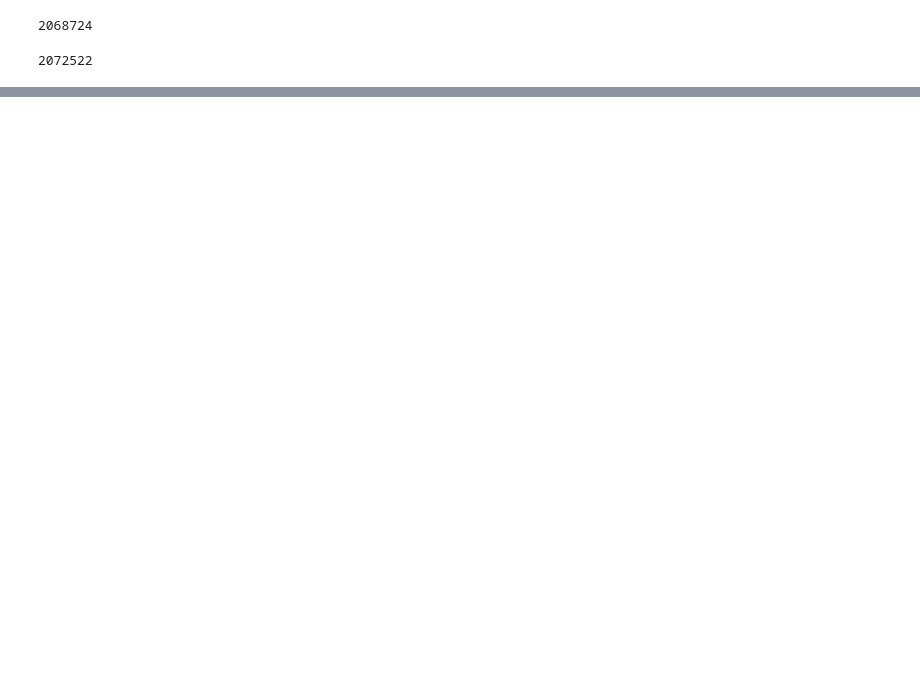
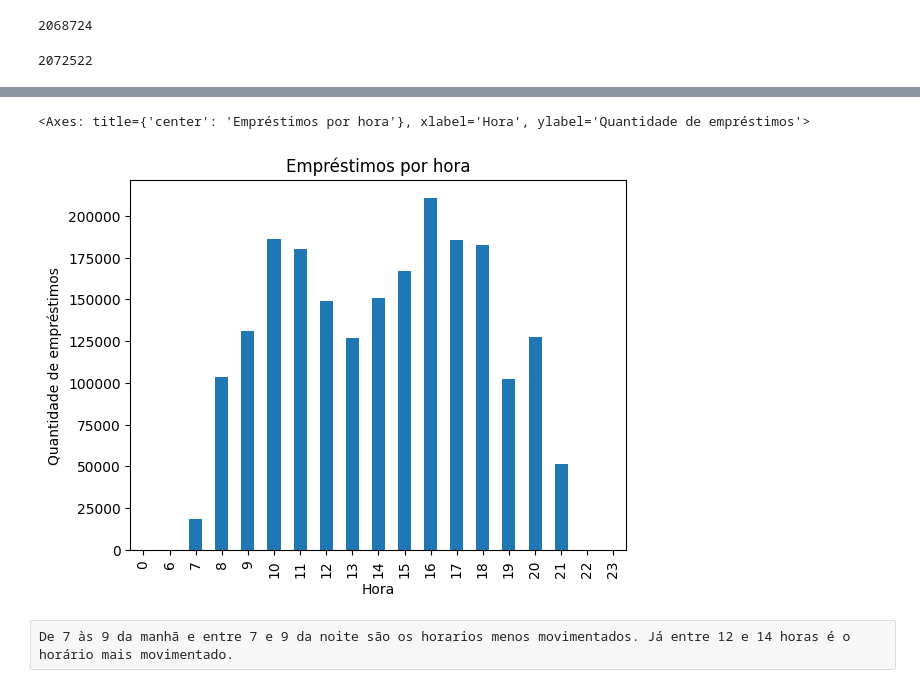
Before and after one commit to Iurpy/7DP, a Jupyter notebook: ead.ipynb, the cells around one changed output, grey strips where cells are left out. Saved outputs shown, nothing was run; the diff lists cells and outputs as text; code cells hidden in the pictures; blank space fills up the shorter version.

```diff
--- a/ead.ipynb
+++ b/ead.ipynb
@@ -192,0 +198,9 @@ Name: count, dtype: int64
+# %%
+emprestimo_data = pd.to_datetime(emprestimos_completo['data_emprestimo'])
+emprestimo_porhora = emprestimo_data.dt.hour.value_counts().sort_index()
+emprestimo_porhora.plot(kind='bar', title='Empréstimos por hora', xlabel='Hora', ylabel='Quantidade de empréstimos')
+# %% [output]
+<Axes: title={'center': 'Empréstimos por hora'}, xlabel='Hora', ylabel='Quantidade de empréstimos'>
+[figure, added]
+# %% [raw]
+De 7 às 9 da manhã e entre 7 e 9 da noite são os horarios menos movimentados. Já entre 12 e 14 horas é o horário mais movimentado.
```
Also changed, not shown: parts of 4 cells of this notebook.
